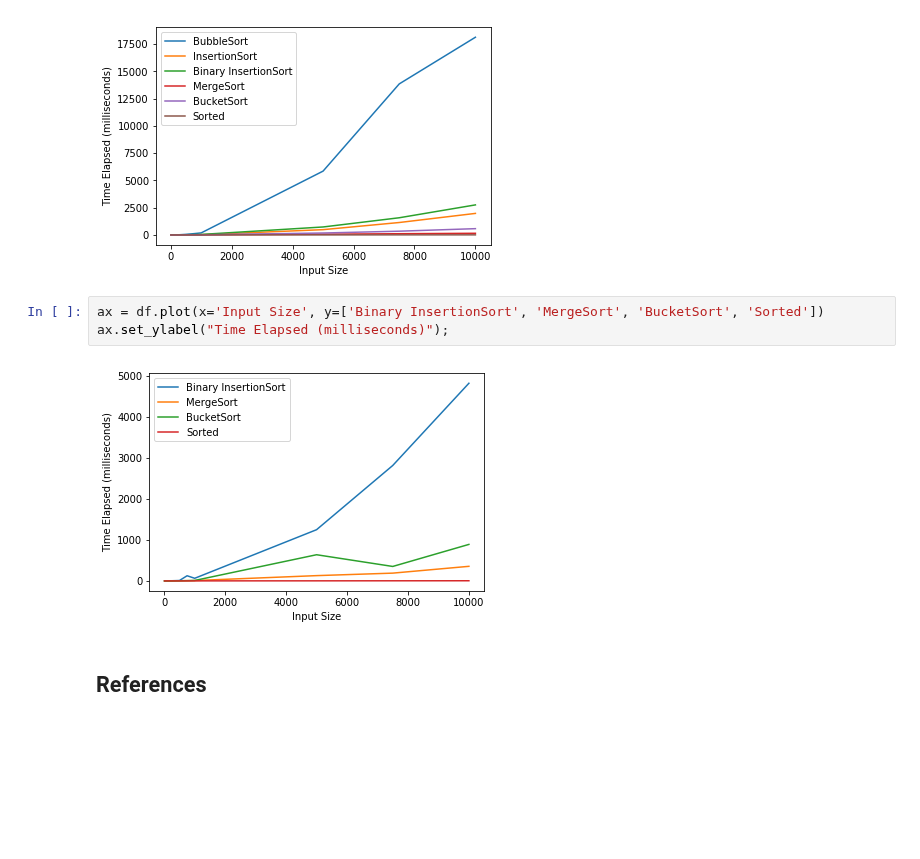
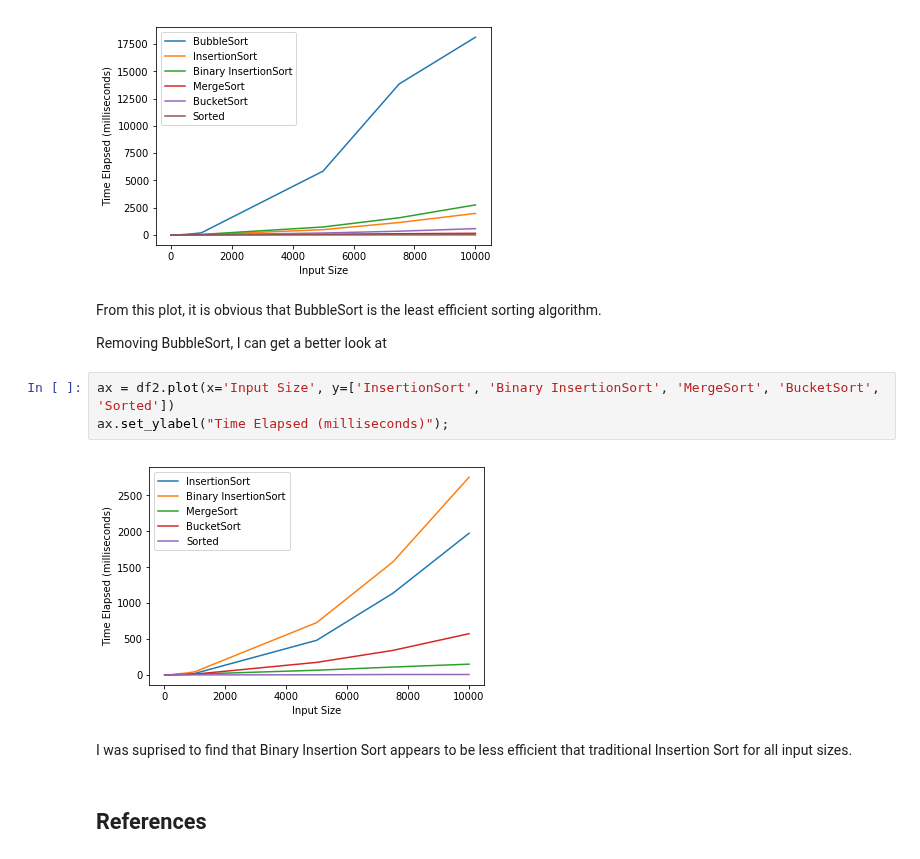
Before and after one commit to MarionMcG/algorithms, a Jupyter notebook: sorting_algorithms.ipynb, the cells around one changed output. Drawn from its saved outputs; the diff is of its cells as text; blank space fills up the shorter version.

```diff
--- a/sorting_algorithms.ipynb
+++ b/sorting_algorithms.ipynb
@@ -618,11 +632,17 @@ ax = df2.plot(x='Input Size', y=['BubbleSort', 'InsertionSort', 'Binary Insertio
 ax.set_ylabel("Time Elapsed (milliseconds)");
 # %% [output]
 [figure]
+# %% [markdown]
+From this plot, it is obvious that BubbleSort is the least efficient sorting algorithm.
+
+Removing BubbleSort, I can get a better look at
 # %%
-ax = df.plot(x='Input Size', y=['Binary InsertionSort', 'MergeSort', 'BucketSort', 'Sorted'])
+ax = df2.plot(x='Input Size', y=['InsertionSort', 'Binary InsertionSort', 'MergeSort', 'BucketSort', 'Sorted'])
 ax.set_ylabel("Time Elapsed (milliseconds)");
 # %% [output]
-[figure, old version]
+[figure, new version]
+# %% [markdown]
+I was suprised to find that Binary Insertion Sort appears to be less efficient that traditional Insertion Sort for all input sizes.
 # %% [markdown]
 ## References
 # %% [markdown]
```
Also changed, not shown: parts of 4 cells of this notebook.
